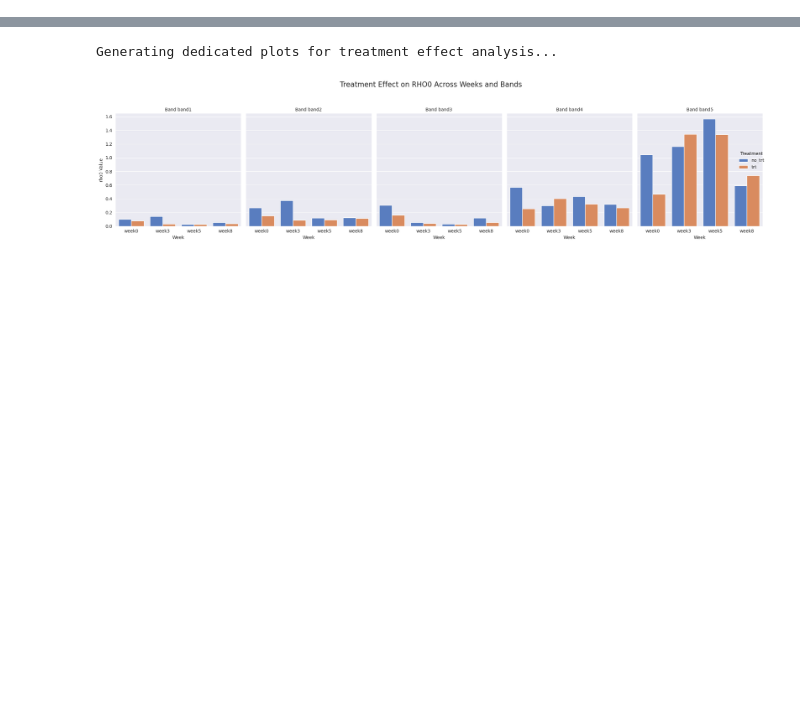
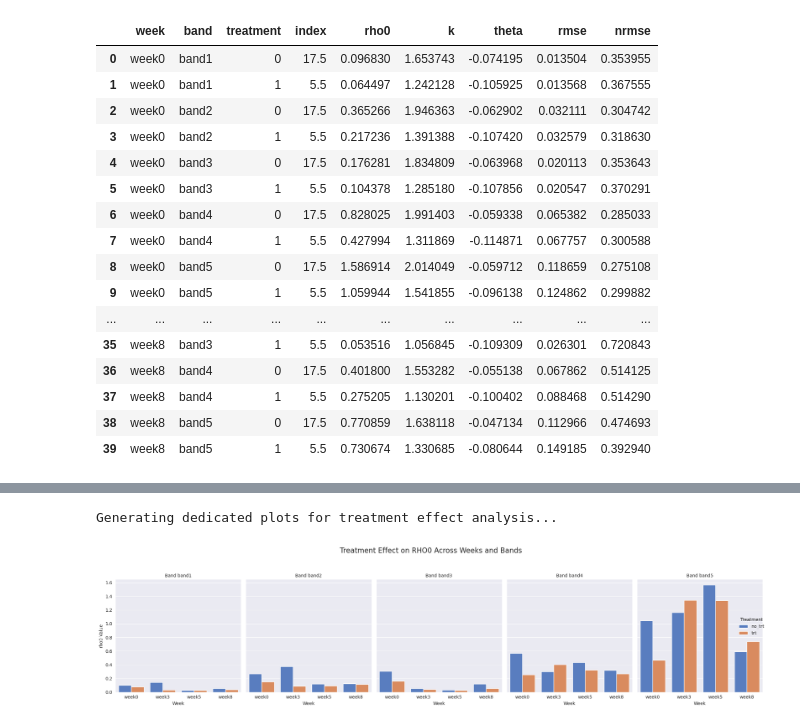
Before and after one commit to ReneHeim/proj_on_uav, a Jupyter notebook: Documentation/Notebooks/RPV.ipynb, the cells around one changed output, grey strips where cells are left out. Saved outputs shown, nothing was run; the diff lists cells and outputs as text; code cells hidden in the pictures; blank space fills up the shorter version.

```diff
--- a/Documentation/Notebooks/RPV.ipynb
+++ b/Documentation/Notebooks/RPV.ipynb
@@ -140 +140,36 @@ Generating simplified parameter evolution plots (one band per subplot, fixed ban
+# %%
+import pandas as pd
+import numpy as np
+import matplotlib.pyplot as plt
+
+df_all_rpv = pd.read_csv("/run/media/mak/Heim/RPV_Results/V10_ndvi_2/rpv_results.csv")
+
+
+df_all_rpv = df_all_rpv[df_all_rpv["status"] == "success"]
+
+
+grouped = df_all_rpv.drop(["processed_at", "status", "cultivar"],axis=1).groupby(by=["week", "band","treatment"]).mean().reset_index()
+
+grouped["treatment"] = grouped["treatment"].map({"no_trt": 0, "trt": 1}).astype("int64")
+
+grouped = grouped.drop(["rc","plot_id","Unnamed: 0"],axis=1)
+grouped
+# %% [output]
+|  | week | band | treatment | index | rho0 | k | theta | rmse | nrmse |
+| 0 | week0 | band1 | 0 | 17.5 | 0.096830 | 1.653743 | -0.074195 | 0.013504 | 0.353955 |
+| 1 | week0 | band1 | 1 | 5.5 | 0.064497 | 1.242128 | -0.105925 | 0.013568 | 0.367555 |
+| 2 | week0 | band2 | 0 | 17.5 | 0.365266 | 1.946363 | -0.062902 | 0.032111 | 0.304742 |
+| 3 | week0 | band2 | 1 | 5.5 | 0.217236 | 1.391388 | -0.107420 | 0.032579 | 0.318630 |
+| 4 | week0 | band3 | 0 | 17.5 | 0.176281 | 1.834809 | -0.063968 | 0.020113 | 0.353643 |
+| 5 | week0 | band3 | 1 | 5.5 | 0.104378 | 1.285180 | -0.107856 | 0.020547 | 0.370291 |
+| 6 | week0 | band4 | 0 | 17.5 | 0.828025 | 1.991403 | -0.059338 | 0.065382 | 0.285033 |
+| 7 | week0 | band4 | 1 | 5.5 | 0.427994 | 1.311869 | -0.114871 | 0.067757 | 0.300588 |
+| 8 | week0 | band5 | 0 | 17.5 | 1.586914 | 2.014049 | -0.059712 | 0.118659 | 0.275108 |
+| 9 | week0 | band5 | 1 | 5.5 | 1.059944 | 1.541855 | -0.096138 | 0.124862 | 0.299882 |
+| ... | ... | ... | ... | ... | ... | ... | ... | ... | ... |
+| 35 | week8 | band3 | 1 | 5.5 | 0.053516 | 1.056845 | -0.109309 | 0.026301 | 0.720843 |
+| 36 | week8 | band4 | 0 | 17.5 | 0.401800 | 1.553282 | -0.055138 | 0.067862 | 0.514125 |
+| 37 | week8 | band4 | 1 | 5.5 | 0.275205 | 1.130201 | -0.100402 | 0.088468 | 0.514290 |
+| 38 | week8 | band5 | 0 | 17.5 | 0.770859 | 1.638118 | -0.047134 | 0.112966 | 0.474693 |
+| 39 | week8 | band5 | 1 | 5.5 | 0.730674 | 1.330685 | -0.080644 | 0.149185 | 0.392940 |
 # %%
```
Also changed, not shown: parts of 5 cells of this notebook, 6 other files.
